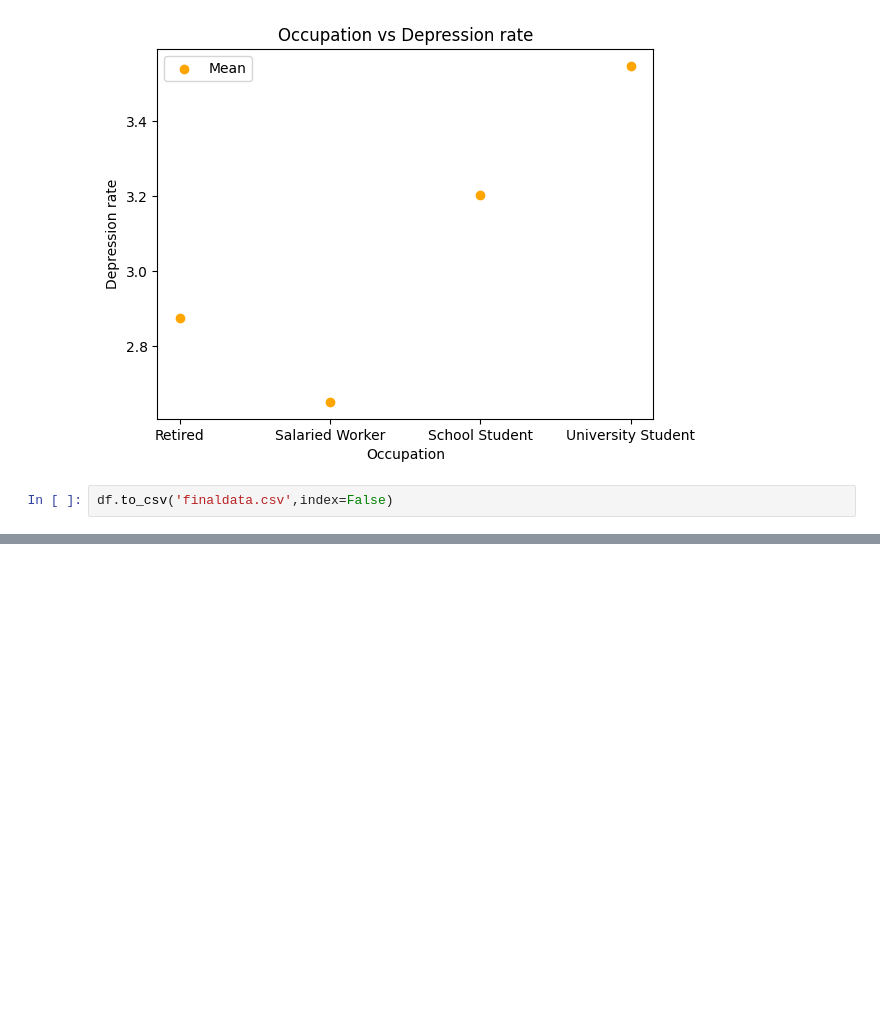
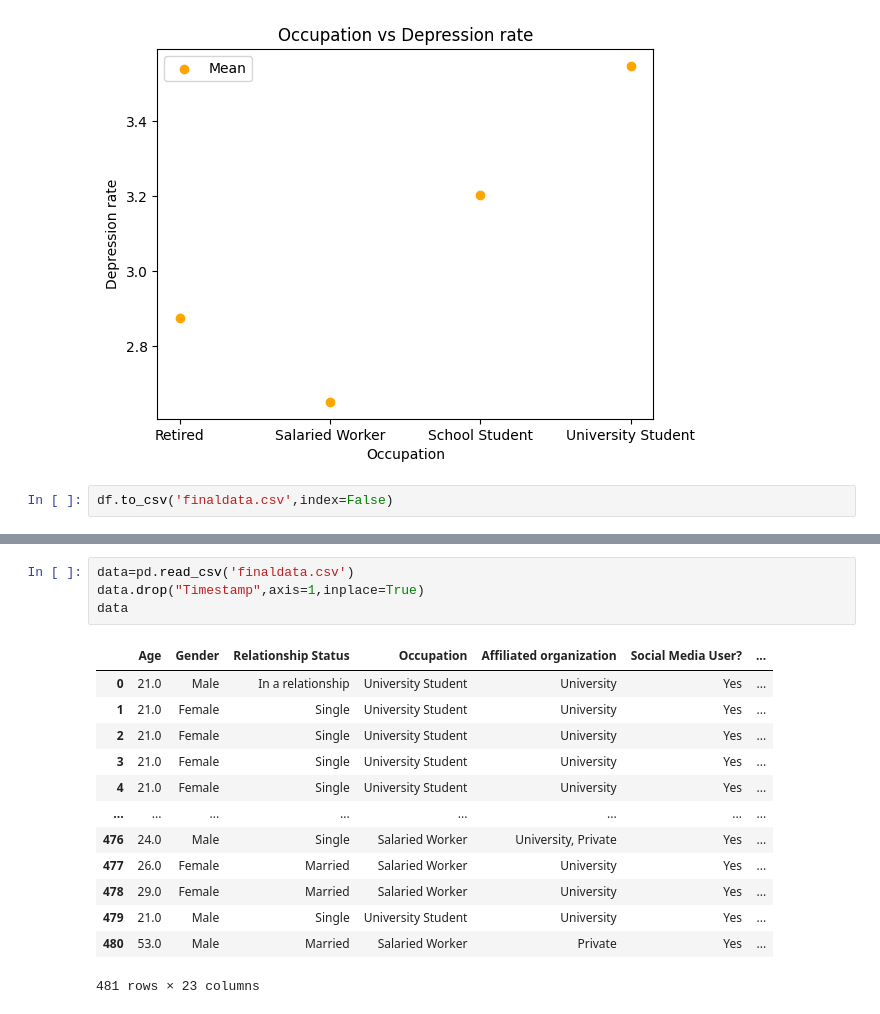
Before and after one commit to Nayansijaiswal/Social-media-on-mental-health, a Jupyter notebook: EDA.ipynb, the cells around one changed output, grey strips where cells are left out. Saved outputs shown, nothing was run; the diff lists cells and outputs as text; blank space fills up the shorter version.

```diff
--- a/EDA.ipynb
+++ b/EDA.ipynb
@@ -1221,0 +1238,18 @@ df.to_csv('finaldata.csv',index=False)
+# %%
+data=pd.read_csv('finaldata.csv')
+data.drop("Timestamp",axis=1,inplace=True)
+data
+# %% [output]
+|  | Age | Gender | Relationship Status | Occupation | Affiliated organization | Social Media User? | ... |
+| 0 | 21.0 | Male | In a relationship | University Student | University | Yes | ... |
+| 1 | 21.0 | Female | Single | University Student | University | Yes | ... |
+| 2 | 21.0 | Female | Single | University Student | University | Yes | ... |
+| 3 | 21.0 | Female | Single | University Student | University | Yes | ... |
+| 4 | 21.0 | Female | Single | University Student | University | Yes | ... |
+| ... | ... | ... | ... | ... | ... | ... | ... |
+| 476 | 24.0 | Male | Single | Salaried Worker | University, Private | Yes | ... |
+| 477 | 26.0 | Female | Married | Salaried Worker | University | Yes | ... |
+| 478 | 29.0 | Female | Married | Salaried Worker | University | Yes | ... |
+| 479 | 21.0 | Male | Single | University Student | University | Yes | ... |
+| 480 | 53.0 | Male | Married | Salaried Worker | Private | Yes | ... |
+481 rows × 23 columns
```
Also changed, not shown: parts of 13 cells of this notebook.
